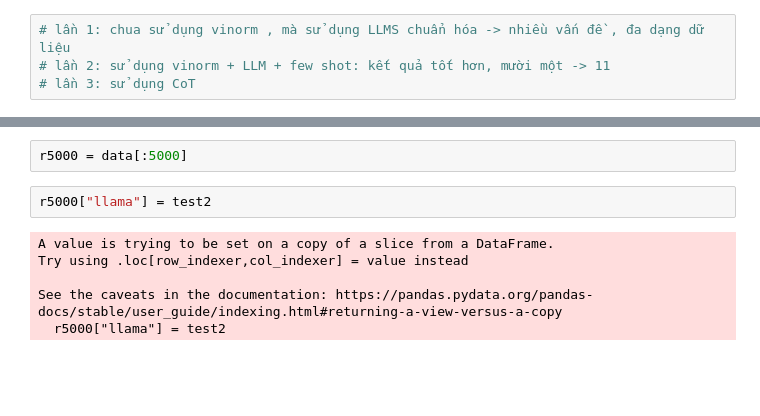
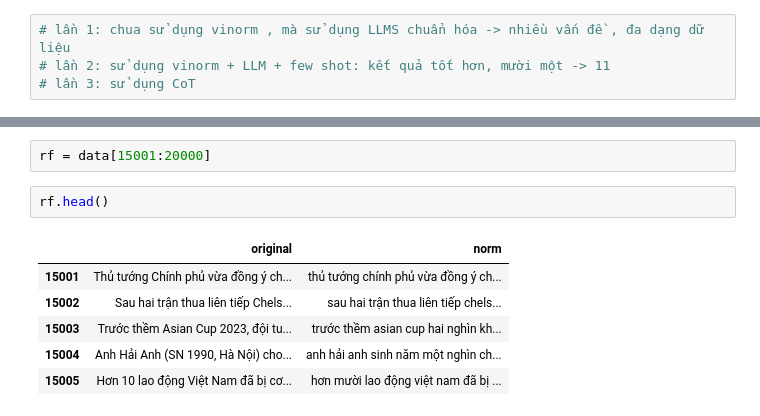
Before and after one commit to khanhthanhdev/RAG-code-assistant, a Jupyter notebook: usellama.ipynb, the cells around one changed output, grey strips where cells are left out. Drawn from its saved outputs; the diff is of its cells as text; blank space fills up the shorter version.

```diff
--- a/usellama.ipynb
+++ b/usellama.ipynb
@@ -180,10 +167,11 @@ len(test2)
-# %%
-r5000 = data[:5000]
-# %%
-r5000["llama"] = test2
-# %% [output]
-A value is trying to be set on a copy of a slice from a DataFrame.
-Try using .loc[row_indexer,col_indexer] = value instead
-
-See the caveats in the documentation: https://pandas.pydata.org/pandas-docs/stable/user_guide/indexing.html#returning-a-view-versus-a-copy
-  r5000["llama"] = test2
+# %%
+rf = data[15001:20000]
+# %%
+rf.head()
+# %% [output]
+|  | original | norm |
+| 15001 | Thủ tướng Chính phủ vừa đồng ý ch... | thủ tướng chính phủ vừa đồng ý ch... |
+| 15002 | Sau hai trận thua liên tiếp Chels... | sau hai trận thua liên tiếp chels... |
+| 15003 | Trước thềm Asian Cup 2023, đội tu... | trước thềm asian cup hai nghìn kh... |
+| 15004 | Anh Hải Anh (SN 1990, Hà Nội) cho... | anh hải anh sinh năm một nghìn ch... |
+| 15005 | Hơn 10 lao động Việt Nam đã bị cơ... | hơn mười lao động việt nam đã bị ... |
```
Also changed, not shown: parts of 15 cells of this notebook, 2 other files.
